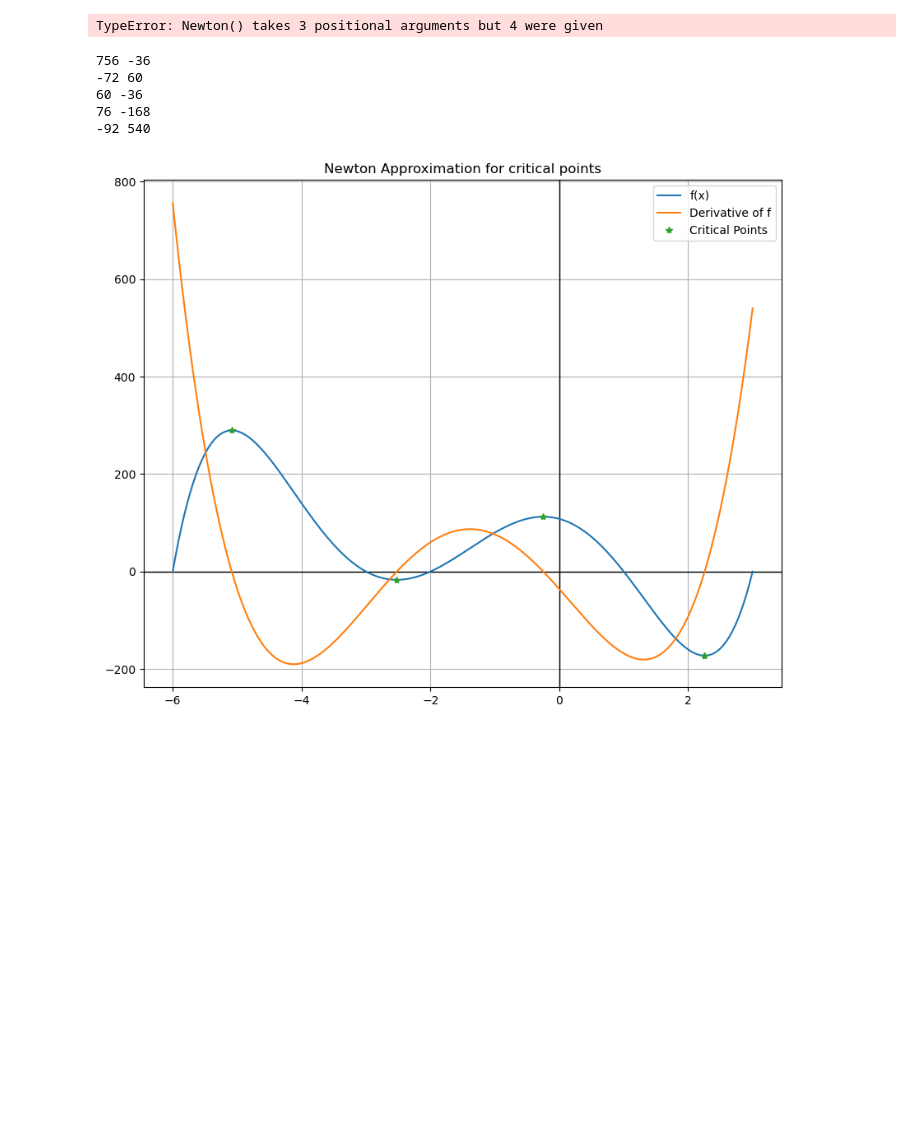
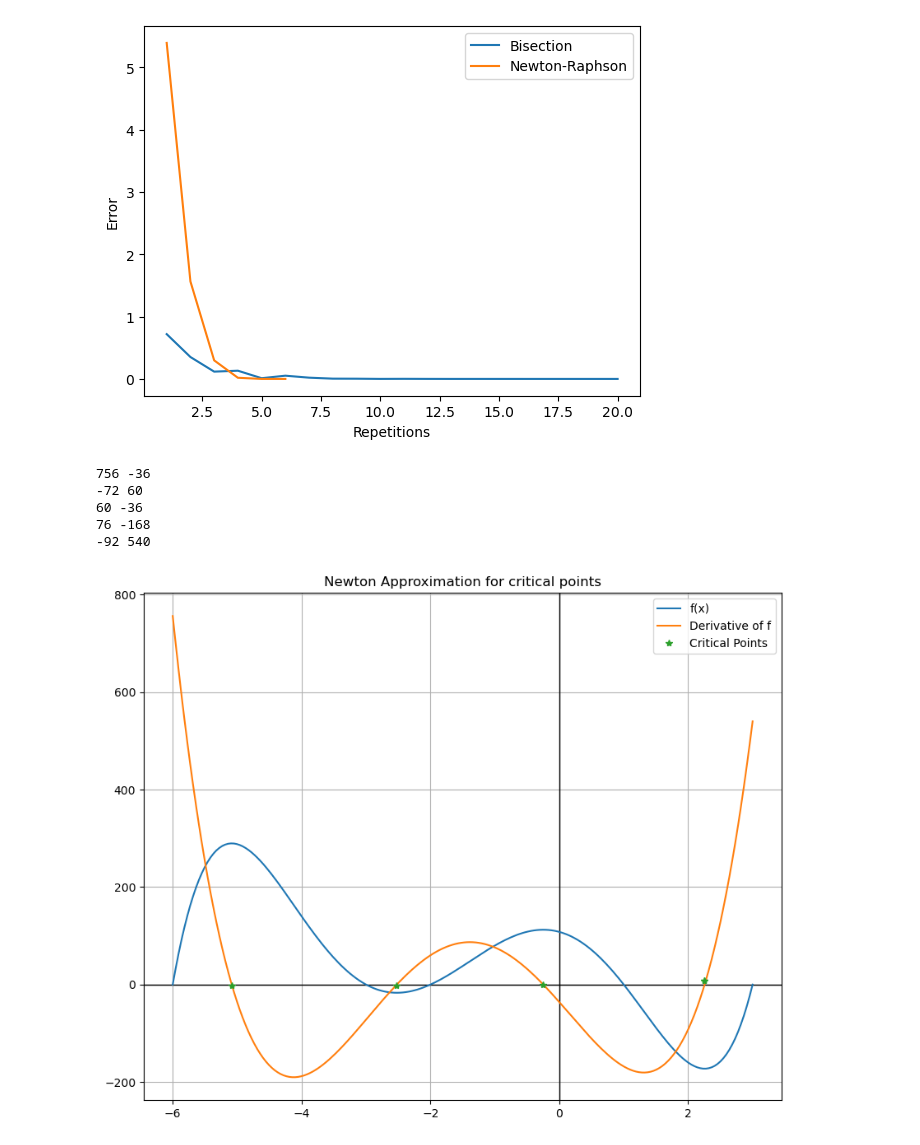
Before and after one commit to StavrosArm/Mathematics_Algorithms, a Jupyter notebook: Newton_Bisection.ipynb, the cells around one changed output. Drawn from its saved outputs; the diff is of its cells as text; code cells hidden in the pictures; blank space fills up the shorter version.

Commit message:
Newton vs Bisection

```diff
--- a/Newton_Bisection.ipynb
+++ b/Newton_Bisection.ipynb
@@ -12,12 +12,14 @@ def Newton(x,f,df):
     x_new=x
     x_old=0
     errors.append(np.abs(f(x_new)))
+    count=1
     while(np.abs(f(x_new))>1e-6):
         x_old=x_new
         x_new=x_old-f(x_old)/df(x_old)
         errors.append(np.abs(f(x_new)))
+        count+=1
 
-    return x_new ,errors
+    return x_new ,errors,count
 # %%
 def bisection(x_start,x_end):
     t=(x_end-x_start)/2
@@ -36,23 +38,23 @@ def bisection(x_start,x_end):
 
     return t , errors ,count
 # %%
-solutionsN ,errorsN, countsN = Newton(0,2,f,df)
+solutionsN ,errorsN, countsN = Newton(2,f,df)
 solutionsB,errorsB,countsB = bisection(0,2)
 repsN=[]
 repsB=[]
 for i in range(countsN):
     repsN.append(i+1)
 for j in range(countsB):
     repsB.append(j+1)
 
 plt.plot(repsB,errorsB,label='Bisection')
 plt.plot(repsN,errorsN,label='Newton-Raphson')
 plt.xlabel('Repetitions')
 plt.legend()
 plt.ylabel('Error')
 plt.show()
 # %% [output]
-TypeError: Newton() takes 3 positional arguments but 4 were given
+[figure, added]
 # %%
 def p(x):
     return x**5+(7*(x**4))-(5*(x**3))-(75*(x**2))-(36*x)+108
@@ -89,4 +91,4 @@ plt.legend()
 plt.grid()
 plt.show()
 # %% [output]
-[figure, old version]
+[figure, new version]
```
